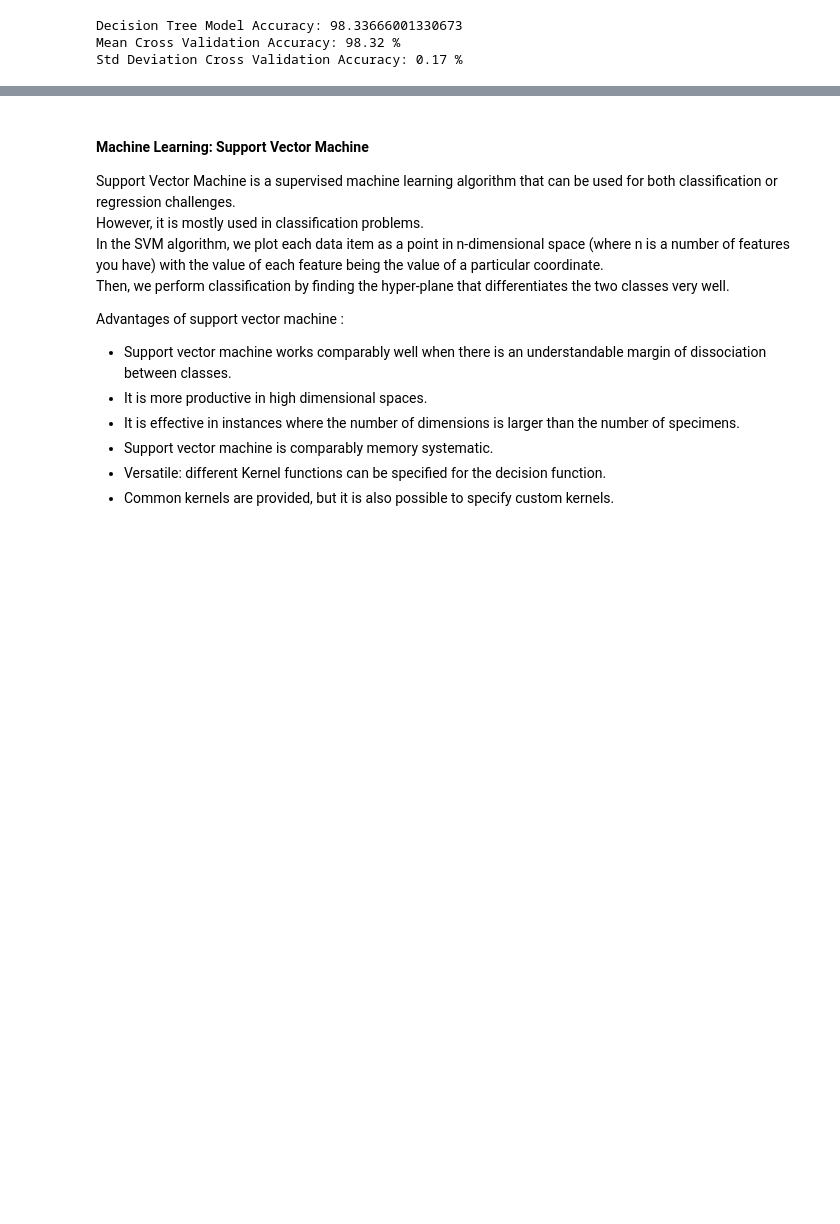
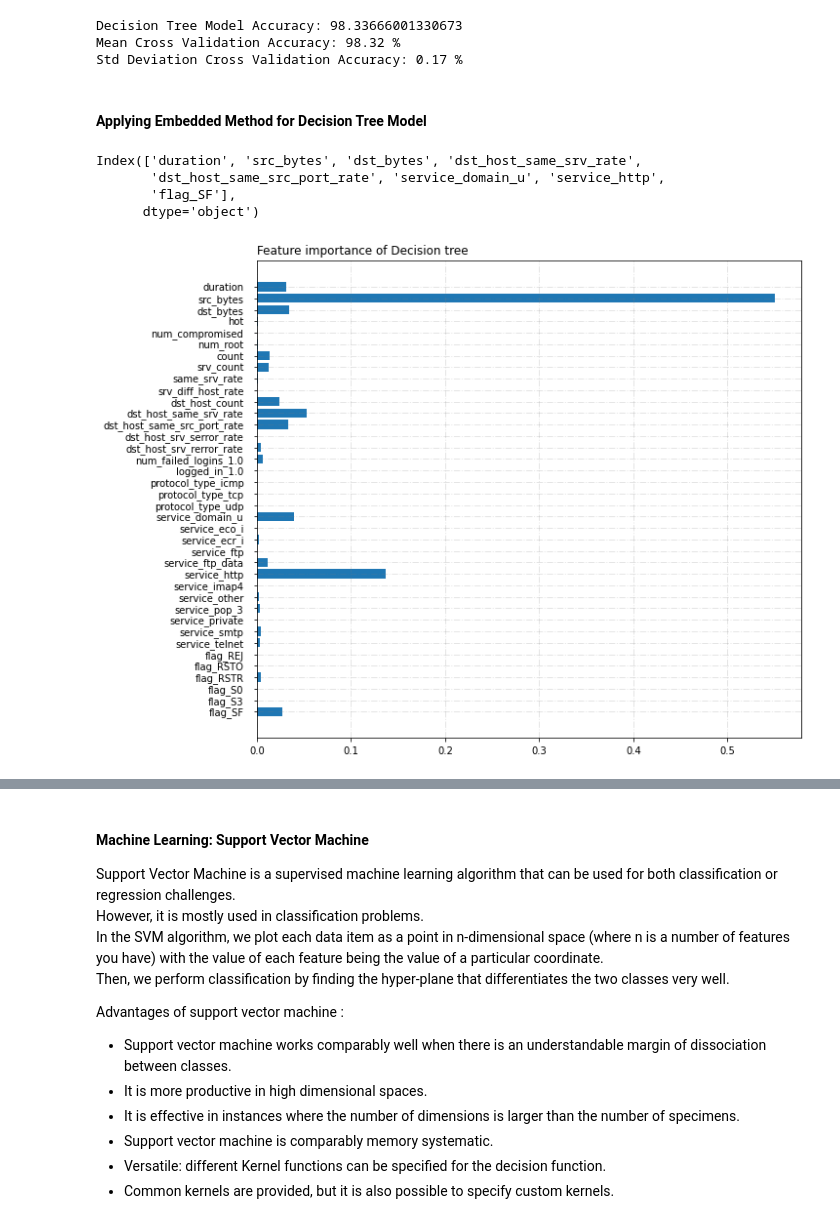
Before and after one commit to umang8496/bits-dse, a Jupyter notebook: ids_assignment_01/signature-detection-classifier.ipynb, the cells around one changed output, grey strips where cells are left out. Cells and saved outputs as stored; diff of their text form; code cells hidden in the pictures; blank space fills up the shorter version.

Commit message:
Apply embedded method for decision-tree and svm models

```diff
--- a/ids_assignment_01/signature-detection-classifier.ipynb
+++ b/ids_assignment_01/signature-detection-classifier.ipynb
@@ -2261,3 +2261,36 @@ model_accuracy["decision_tree_accuracy"] = dt_model_accuracy
 Decision Tree Model Accuracy: 98.33666001330673
 Mean Cross Validation Accuracy: 98.32 %
 Std Deviation Cross Validation Accuracy: 0.17 %
+# %% [markdown]
+#### Applying Embedded Method for Decision Tree Model
+# %%
+from sklearn.feature_selection import SelectFromModel
+
+select_from_decison_tree = SelectFromModel(DecisionTreeClassifier(criterion='entropy', random_state=0))
+select_from_decison_tree.fit(X_train, Y_train)
+select_from_decison_tree.get_support()
+
+# X_test.columns
+
+# let's make a list and count the selected features
+selected_feat = X_train.columns[(select_from_decison_tree.get_support())]
+len(selected_feat)
+selected_feat
+# %% [output]
+Index(['duration', 'src_bytes', 'dst_bytes', 'dst_host_same_srv_rate',
+       'dst_host_same_src_port_rate', 'service_domain_u', 'service_http',
+       'flag_SF'],
+      dtype='object')
+# %%
+name = X_test.columns
+price = select_from_decison_tree.estimator_.feature_importances_
+fig, ax = plt.subplots(figsize =(10, 9))
+ax.barh(name, price)
+ax.xaxis.set_tick_params(pad = 5)
+ax.yaxis.set_tick_params(pad = 10)
+ax.grid(b = True, color ='grey',linestyle ='-.', linewidth = 1,alpha = 0.2)
+ax.invert_yaxis()
+ax.set_title('Feature importance of Decision tree',loc='left')
+plt.show()
+# %% [output]
+[figure, added]
```
Also changed, not shown: parts of 12 cells of this notebook.
